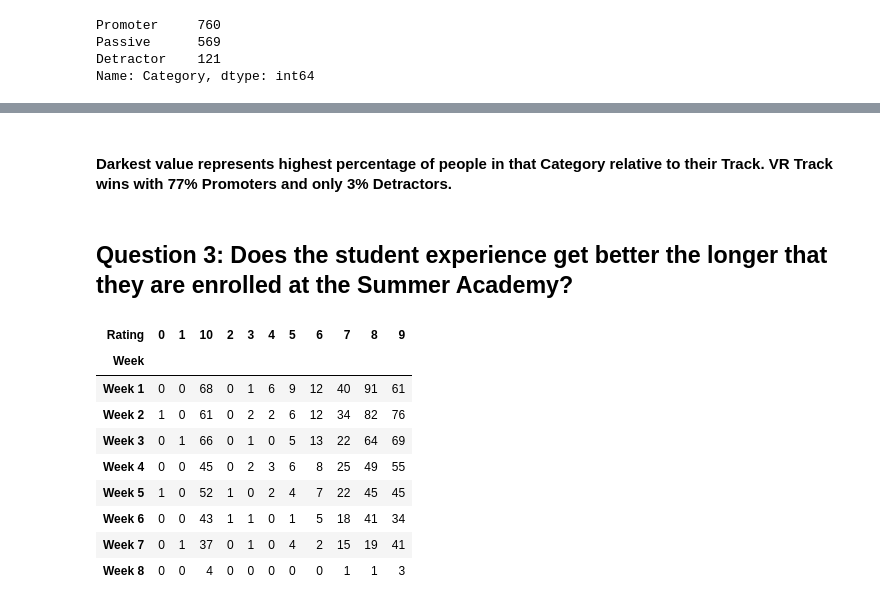
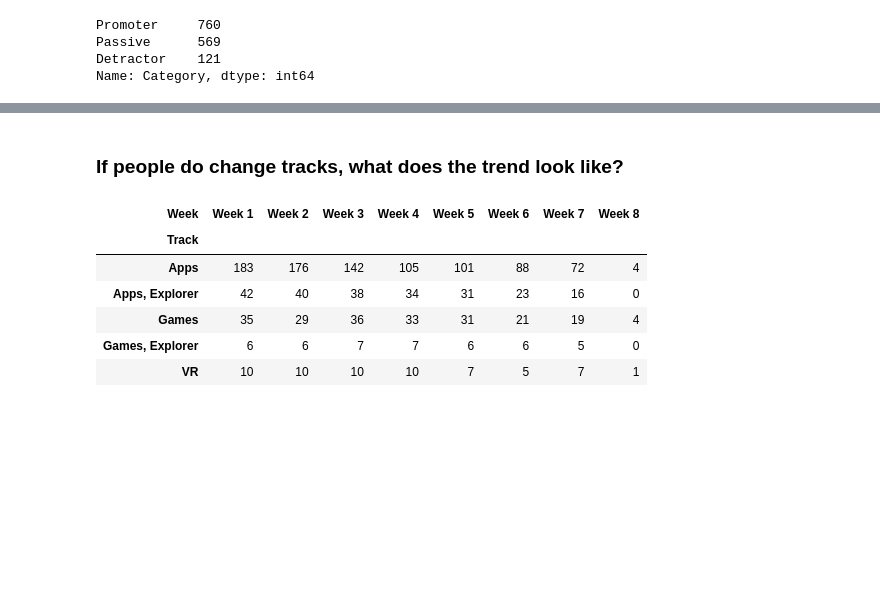
Before and after one commit to SamirIngley/DS1.1-Data-Analysis, a Jupyter notebook: Notebooks/Midterm _NPS.ipynb, the cells around one changed output, grey strips where cells are left out. Cells and saved outputs as stored; diff of their text form; code cells hidden in the pictures; blank space fills up the shorter version.

```diff
--- a/Notebooks/Midterm _NPS.ipynb
+++ b/Notebooks/Midterm _NPS.ipynb
@@ -66,18 +77,17 @@ Name: Rating, Length: 1450, dtype: int64
 # %% [markdown]
 # Calculate NPS
 # %%
-# Categorize rating
+# Categorize each rating from our formula. Promoters are 9 & 10, Passives 7 & 8, Detractors 0 - 6
 # I assume ratings of 0 would have been ratings of 1
 
 def categorize_rating(rating):
 
     if rating > 10 or rating < 0:
         raise ValueError('Value Out of Bounds')
-
-    elif 10 >= rating >= 9:
+    elif rating >= 9:
         return 'Promoter'
-    elif 8 >= rating >= 7:
+    elif rating >= 7:
         return 'Passive'
-    elif rating < 7:
+    else:
         return 'Detractor'
 # %%
@@ -182,4 +363,0 @@ Text(0.5, 1, 'Correlation between Track and Category')
-# %% [markdown]
-#### Darkest value represents highest percentage of people in that Category relative to their Track. VR Track wins with 77% Promoters and only 3% Detractors.
-# %% [markdown]
-## Question 3: Does the student experience get better the longer that they are enrolled at the Summer Academy?
@@ -186,13 +366,12 @@ Text(0.5, 1, 'Correlation between Track and Category')
+# %% [markdown]
+### If people do change tracks, what does the trend look like?
 # %%
-pd.crosstab(df['Week'], df['Rating'])
+pd.crosstab(df['Track'], df['Week'])
 # %% [output]
-| Rating | 0 | 1 | 10 | 2 | 3 | 4 | 5 | 6 | 7 | 8 | 9 |
-| Week |  |  |  |  |  |  |  |  |  |  |  |
-| Week 1 | 0 | 0 | 68 | 0 | 1 | 6 | 9 | 12 | 40 | 91 | 61 |
-| Week 2 | 1 | 0 | 61 | 0 | 2 | 2 | 6 | 12 | 34 | 82 | 76 |
-| Week 3 | 0 | 1 | 66 | 0 | 1 | 0 | 5 | 13 | 22 | 64 | 69 |
-| Week 4 | 0 | 0 | 45 | 0 | 2 | 3 | 6 | 8 | 25 | 49 | 55 |
-| Week 5 | 1 | 0 | 52 | 1 | 0 | 2 | 4 | 7 | 22 | 45 | 45 |
-| Week 6 | 0 | 0 | 43 | 1 | 1 | 0 | 1 | 5 | 18 | 41 | 34 |
-| Week 7 | 0 | 1 | 37 | 0 | 1 | 0 | 4 | 2 | 15 | 19 | 41 |
-| Week 8 | 0 | 0 | 4 | 0 | 0 | 0 | 0 | 0 | 1 | 1 | 3 |
+| Week | Week 1 | Week 2 | Week 3 | Week 4 | Week 5 | Week 6 | Week 7 | Week 8 |
+| Track |  |  |  |  |  |  |  |  |
+| Apps | 183 | 176 | 142 | 105 | 101 | 88 | 72 | 4 |
+| Apps, Explorer | 42 | 40 | 38 | 34 | 31 | 23 | 16 | 0 |
+| Games | 35 | 29 | 36 | 33 | 31 | 21 | 19 | 4 |
+| Games, Explorer | 6 | 6 | 7 | 7 | 6 | 6 | 5 | 0 |
+| VR | 10 | 10 | 10 | 10 | 7 | 5 | 7 | 1 |
```
Also changed, not shown: parts of 57 cells of this notebook.
